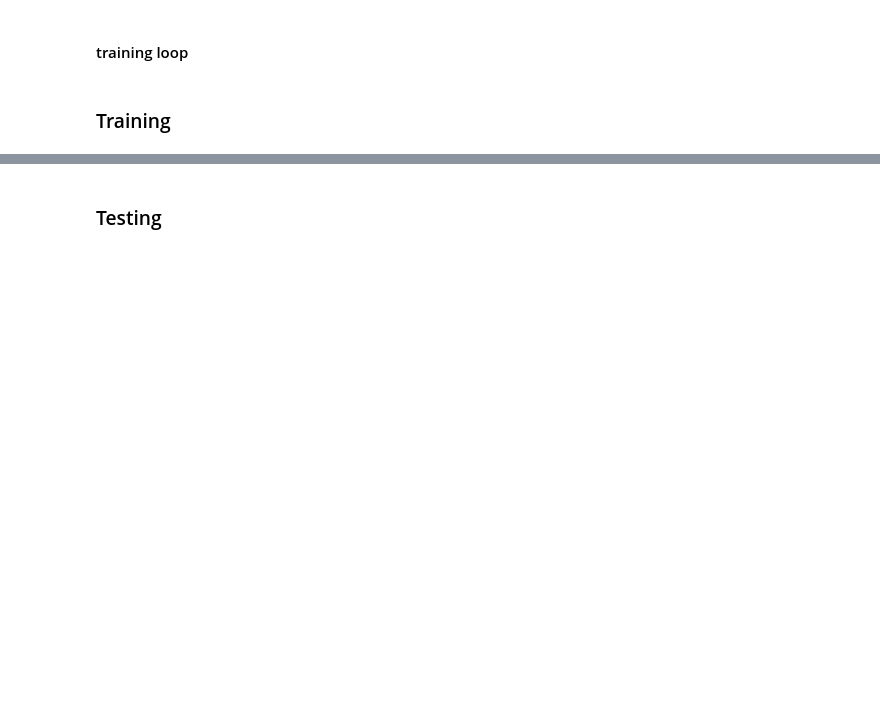
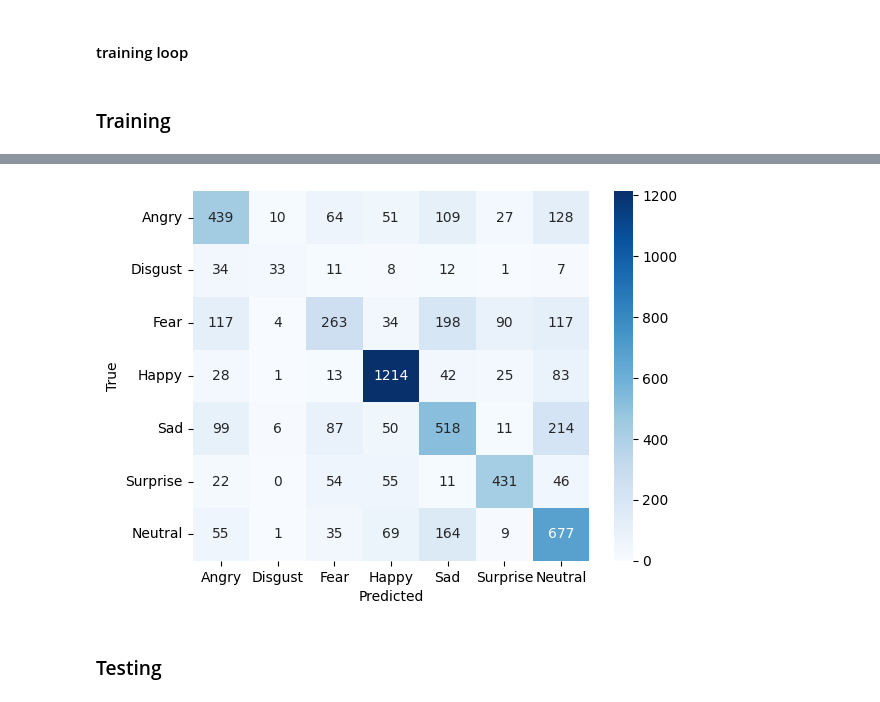
Before and after one commit to Tank86092/NTU2025ML, a Jupyter notebook: HW2/2025ML_HW2_pretrained.ipynb, the cells around one changed output, grey strips where cells are left out. Cells and saved outputs as stored; diff of their text form; code cells hidden in the pictures; blank space fills up the shorter version.

```diff
--- a/HW2/2025ML_HW2_pretrained.ipynb
+++ b/HW2/2025ML_HW2_pretrained.ipynb
@@ -175,10 +177,10 @@ def train(model, train_loader, valid_loader, config):
     model.to(device)
     criteria = nn.CrossEntropyLoss()
     optimizer = torch.optim.AdamW(model.parameters(), lr=config.lr, weight_decay=config.weight_decay)
-    # scheduler = torch.optim.lr_scheduler.ReduceLROnPlateau(
-    # optimizer, factor=0.3,patience=1,min_lr=1e-5
-    # )
-    scheduler = torch.optim.lr_scheduler.MultiStepLR(optimizer, milestones=[10,20], gamma=0.1, last_epoch=-1)
+    scheduler = torch.optim.lr_scheduler.ReduceLROnPlateau(
+    optimizer, factor=0.3,patience=1,min_lr=1e-5
+    )
+    # scheduler = torch.optim.lr_scheduler.MultiStepLR(optimizer, milestones=[6,10,15], gamma=0.3, last_epoch=-1)
 
 
     best_acc = 0
@@ -212,7 +214,7 @@ def train(model, train_loader, valid_loader, config):
                 valid_acc += (torch.argmax(output, dim=-1) == lab).float().mean().item()
         valid_loss, valid_acc = valid_loss/len(valid_loader), valid_acc/len(valid_loader)
         valid_losses.append(valid_loss)
-        scheduler.step()
+        scheduler.step(valid_loss)
         print(f"lr={optimizer.param_groups[0]['lr']}")
         print(f'Epoch: {epoch+1}/{config.n_epoch}, valid loss: {valid_loss:.4f}, valid acc: {valid_acc:.4f}')
 
@@ -282,24 +302,26 @@ Epoch: 6/30, valid loss: 1.2598, valid acc: 0.5248
 # %%
+from sklearn.metrics import confusion_matrix
+import seaborn as sns
 def draw_confusion_matrix(model, valid_loader):
     predictions, labels = [], []
     model.to(device)
     model.eval()
     with torch.no_grad():
         for img, lab in tqdm(valid_loader):
             img = img.to(device)
             output = model(img)
             predictions += torch.argmax(output, dim=-1).tolist()
             labels += lab.tolist()
-    # TODO draw the confusion matrix
-    from sklearn.metrics import confusion_matrix
-    import seaborn as sns
+    classes = ["Angry", "Disgust", "Fear", "Happy", "Sad", "Surprise", "Neutral"]
     cm = confusion_matrix(labels, predictions)
-    sns.heatmap(cm, annot=True, fmt='d', cmap='Blues')
+    sns.heatmap(cm, annot=True, fmt='d', cmap='Blues', xticklabels=classes, yticklabels=classes)
     plt.xlabel('Predicted')
     plt.ylabel('True')
     plt.show()
 
 draw_confusion_matrix(model, valid_loader)
+# %% [output]
+[figure, added]
 # %% [markdown]
 ### Testing
 # %%
```
Also changed, not shown: parts of 4 cells of this notebook.
